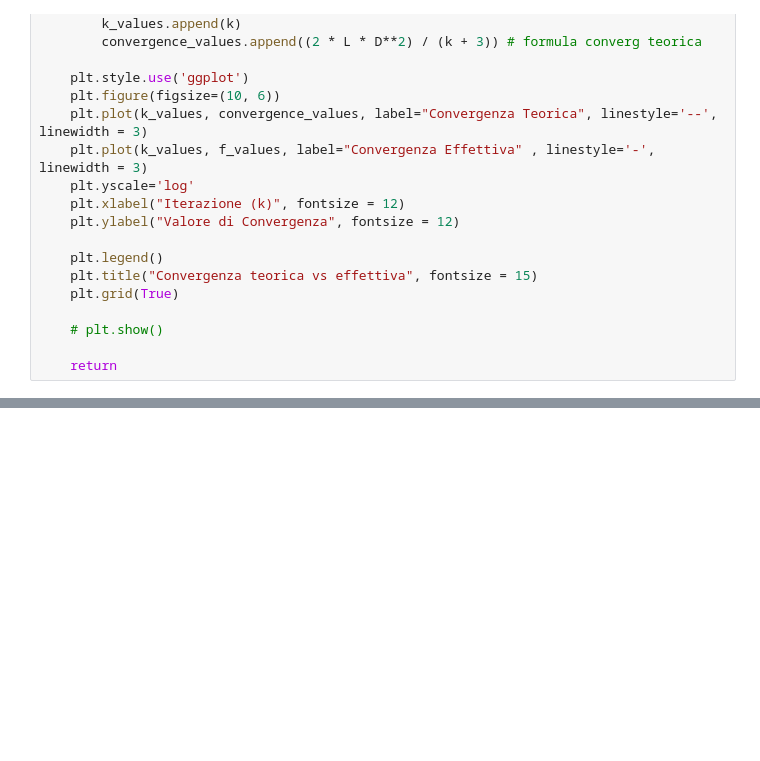
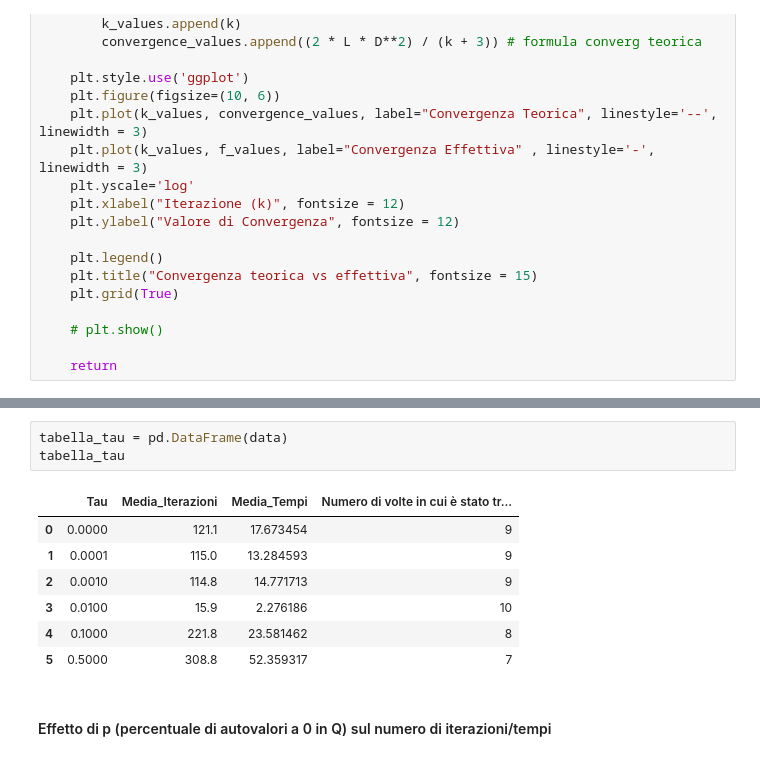
Before and after one commit to vpicchianti/Optimization-for-Data-Science, a Jupyter notebook: functions.ipynb, the cells around one changed output, grey strips where cells are left out. Drawn from its saved outputs; the diff is of its cells as text; blank space fills up the shorter version.

```diff
--- a/functions.ipynb
+++ b/functions.ipynb
@@ -942,0 +956,13 @@ df
+# %%
+tabella_tau = pd.DataFrame(data)
+tabella_tau
+# %% [output]
+|  | Tau | Media_Iterazioni | Media_Tempi | Numero di volte in cui è stato tr... |
+| 0 | 0.0000 | 121.1 | 17.673454 | 9 |
+| 1 | 0.0001 | 115.0 | 13.284593 | 9 |
+| 2 | 0.0010 | 114.8 | 14.771713 | 9 |
+| 3 | 0.0100 | 15.9 | 2.276186 | 10 |
+| 4 | 0.1000 | 221.8 | 23.581462 | 8 |
+| 5 | 0.5000 | 308.8 | 52.359317 | 7 |
+# %% [markdown]
+#### Effetto di p (percentuale di autovalori a 0 in Q) sul numero di iterazioni/tempi
```
Also changed, not shown: parts of 10 cells of this notebook, 1 other file.
